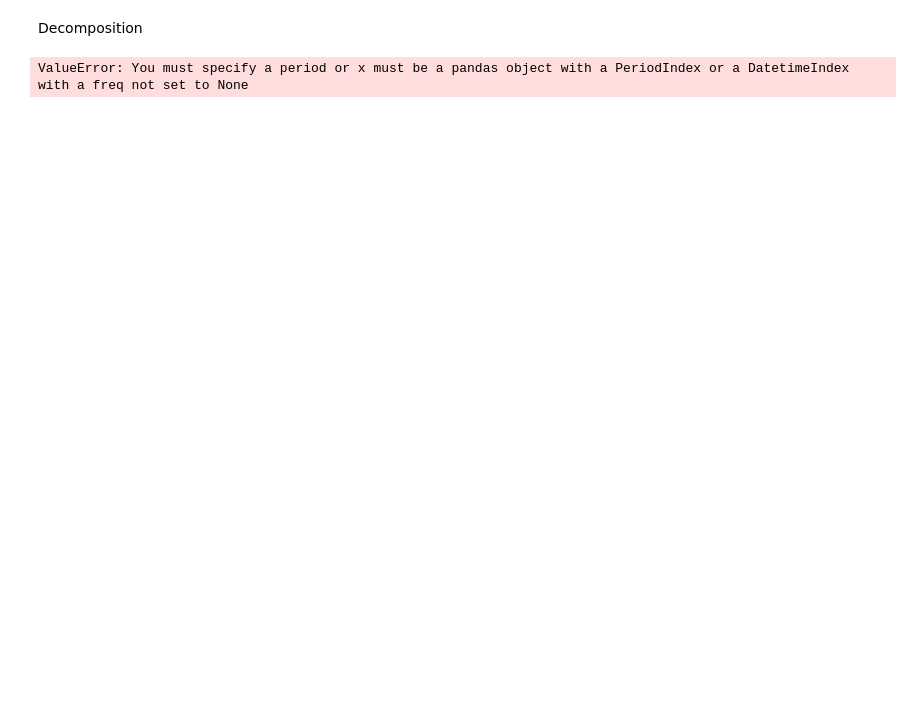
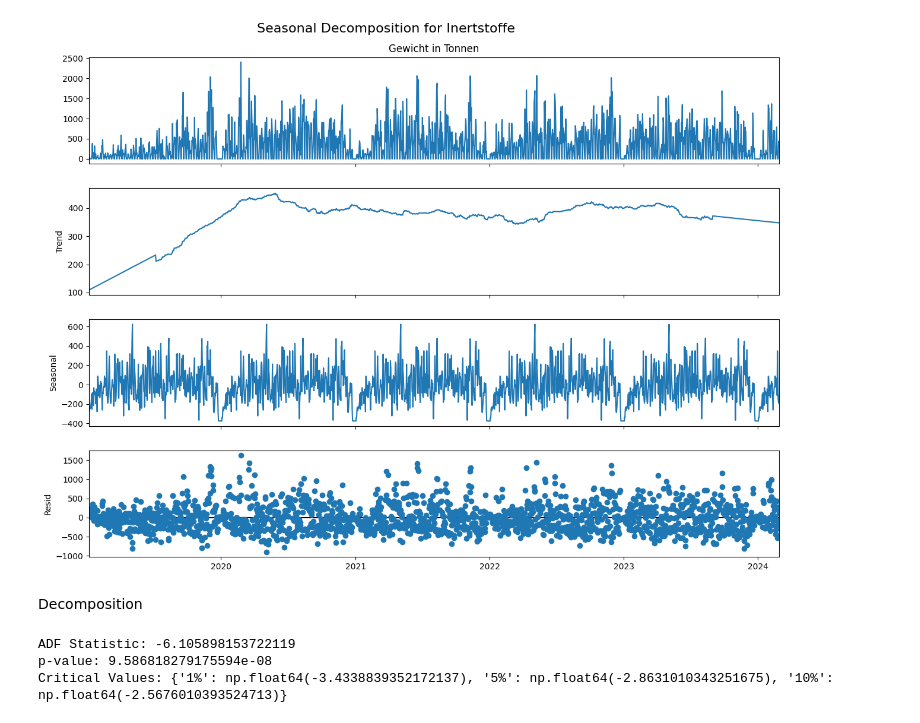
Before and after one commit to GregoryRickenmann/DSF-Project, a Jupyter notebook: project.ipynb, the cells around one changed output. Drawn from its saved outputs; the diff is of its cells as text; code cells hidden in the pictures; blank space fills up the shorter version.

```diff
--- a/project.ipynb
+++ b/project.ipynb
@@ -54,5 +54,5 @@ df.drop(df[df['Gewicht in Tonnen'] > 50].index, inplace=True)
 # Convert the date column to datetime
 df['Anlieferungsdatum'] = pd.to_datetime(df['Anlieferungsdatum'], utc=True)
 
-# Set the date column as the index
-df.set_index('Anlieferungsdatum', inplace=True)
+# # Set the date column as the index
+# df.set_index('Anlieferungsdatum', inplace=True)
@@ -106,0 +59,10 @@ daily_data
+# %%
+df = df[["Anlieferungsdatum", "Material", "Gewicht in Tonnen"]]
+# %%
+df = df[df["Material"] == "Inertstoffe"]
+df = df.drop(columns=["Material"])
+df = df.resample('D', on='Anlieferungsdatum').sum()
+# %%
+# Resample the data to daily frequency
+daily_data = df['Gewicht in Tonnen'].resample('D').sum()
+daily_data
@@ -107,11 +83,36 @@ daily_data
+# %%
+
+# Perform seasonal decomposition
+decomposition = sm.tsa.seasonal_decompose(daily_data, model='additive', period=365, extrapolate_trend='freq')
+
+# Plot the decomposition
+# Extract trend and seasonal components
+trend = decomposition.trend
+seasonal = decomposition.seasonal
+
+# Plot the decomposition
+fig = decomposition.plot()
+fig.set_size_inches(14, 10)
+fig.suptitle('Seasonal Decomposition for Inertstoffe', fontsize=16)
+plt.show()
+# %% [output]
+[figure, added]
 # %% [markdown]
 Decomposition
-# %%
-decomposition = sm.tsa.seasonal_decompose(daily_data, model='additive', extrapolate_trend='freq')
-
-# # Plot the decomposition
-# fig = decomposition.plot()
-# fig.set_size_inches(14, 10)
-# plt.show()
-# %% [output]
-ValueError: You must specify a period or x must be a pandas object with a PeriodIndex or a DatetimeIndex with a freq not set to None
+# %%
+from statsmodels.tsa.stattools import adfuller
+
+# Perform the Augmented Dickey-Fuller test
+adf_result = adfuller(daily_data)
+
+# Extract and print the test statistic and p-value
+adf_statistic = adf_result[0]
+p_value = adf_result[1]
+
+print(f'ADF Statistic: {adf_statistic}')
+print(f'p-value: {p_value}')
+print("Critical Values:", adf_result[4])
+# %% [output]
+ADF Statistic: -6.105898153722119
+p-value: 9.586818279175594e-08
+Critical Values: {'1%': np.float64(-3.4338839352172137), '5%': np.float64(-2.8631010343251675), '10%': np.float64(-2.5676010393524713)}
```
Also changed, not shown: parts of 8 cells of this notebook.
